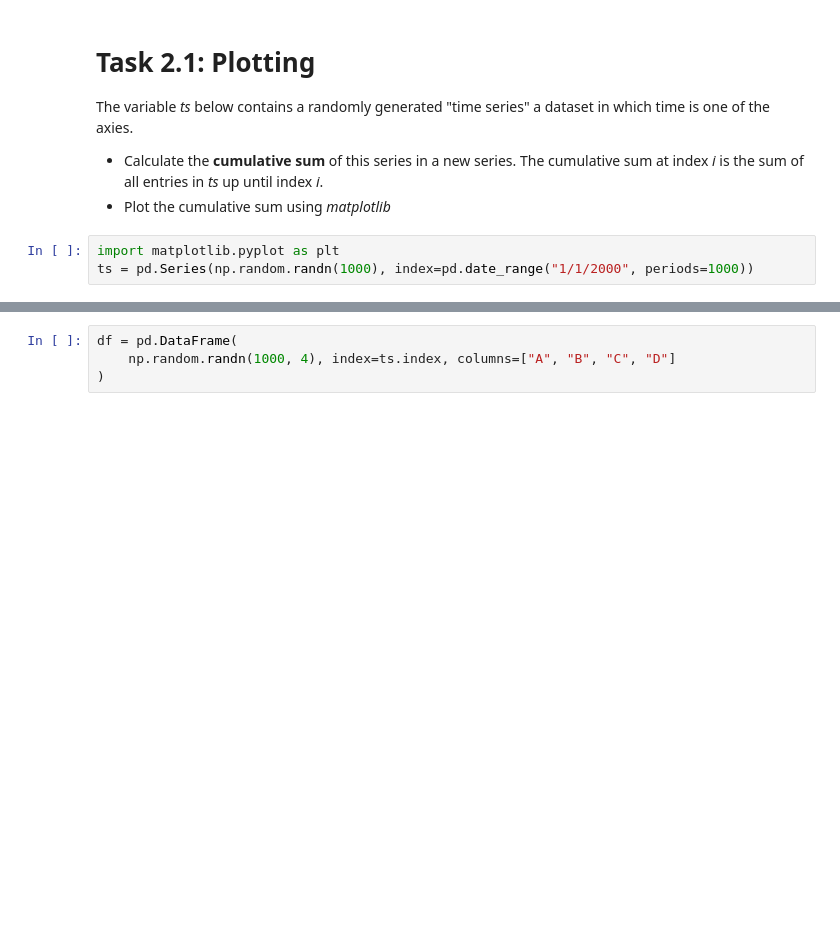
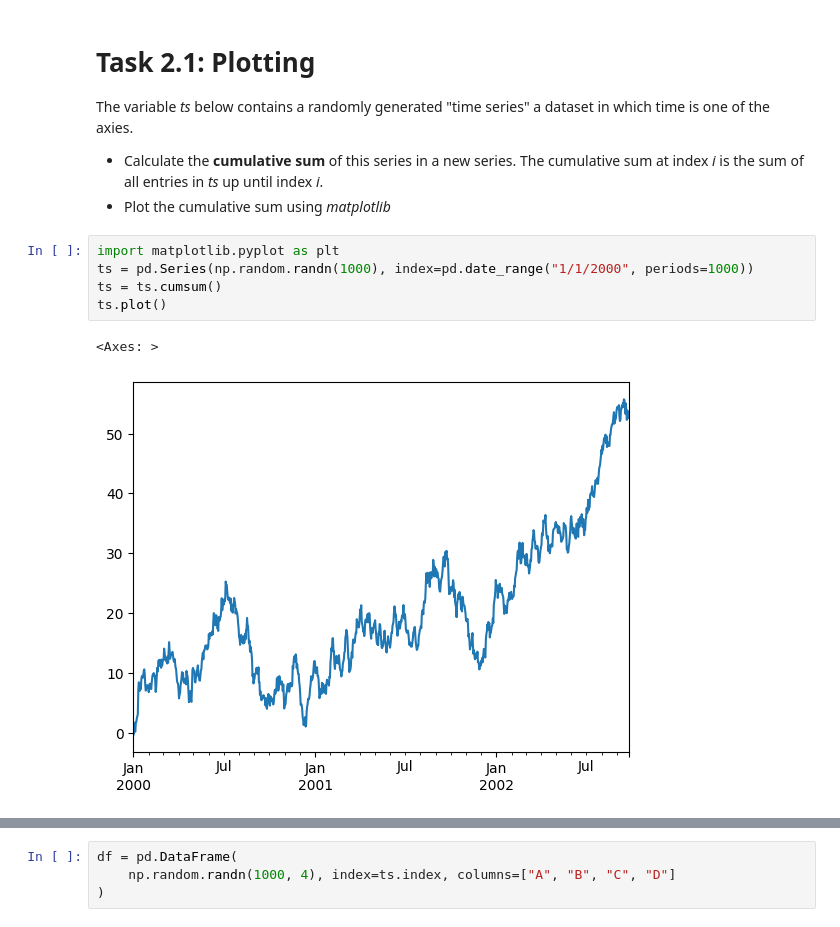
Before and after one commit to MaximilianNoethe/uek259_Machine-Learning, a Jupyter notebook: demos/02_PandasIntro.ipynb, the cells around one changed output, grey strips where cells are left out. Saved outputs shown, nothing was run; the diff lists cells and outputs as text; blank space fills up the shorter version.

```diff
--- a/demos/02_PandasIntro.ipynb
+++ b/demos/02_PandasIntro.ipynb
@@ -102,6 +109,11 @@ The variable *ts* below contains a randomly generated "time series" a dataset in
 # %%
 import matplotlib.pyplot as plt
 ts = pd.Series(np.random.randn(1000), index=pd.date_range("1/1/2000", periods=1000))
+ts = ts.cumsum()
+ts.plot()
+# %% [output]
+<Axes: >
+[figure, added]
 # %% [markdown]
 # Task 2.2:
 
```
Also changed, not shown: parts of 4 cells of this notebook.
